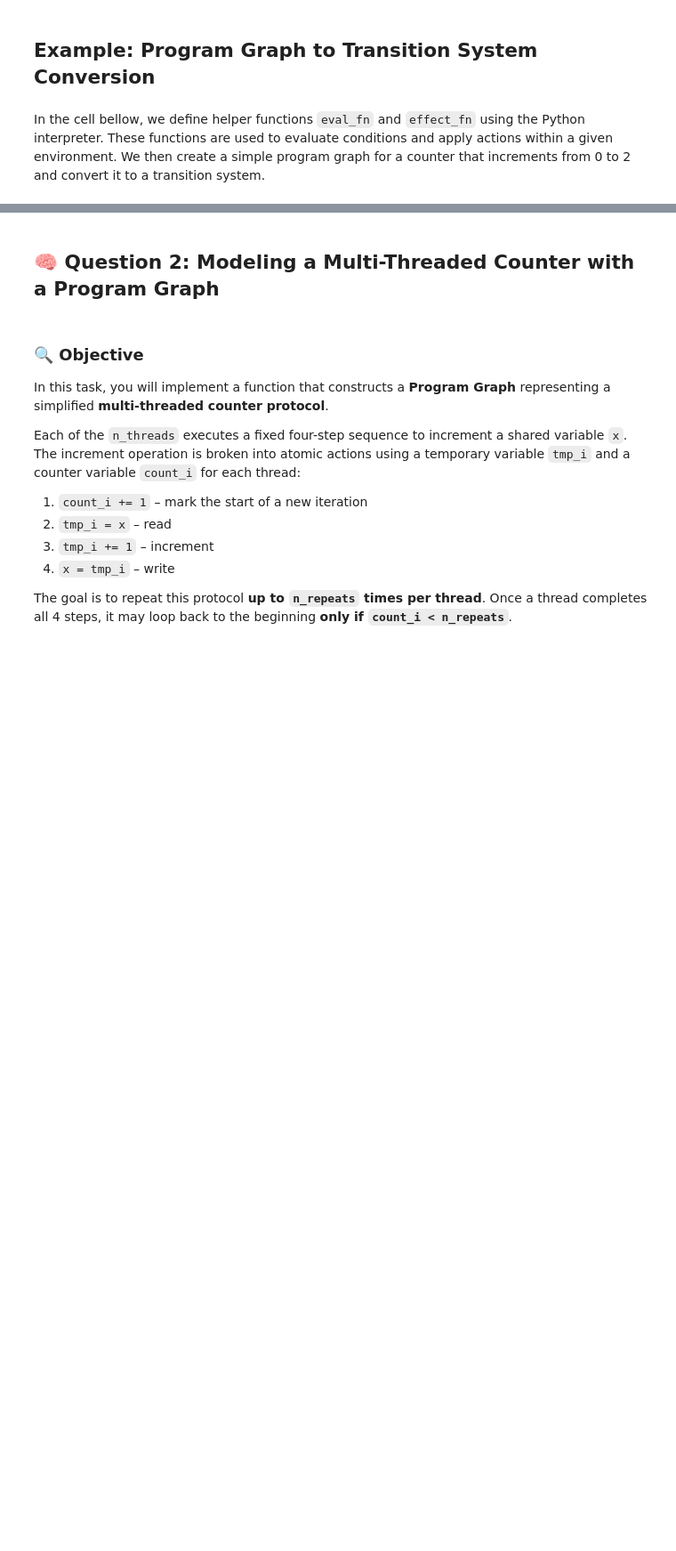
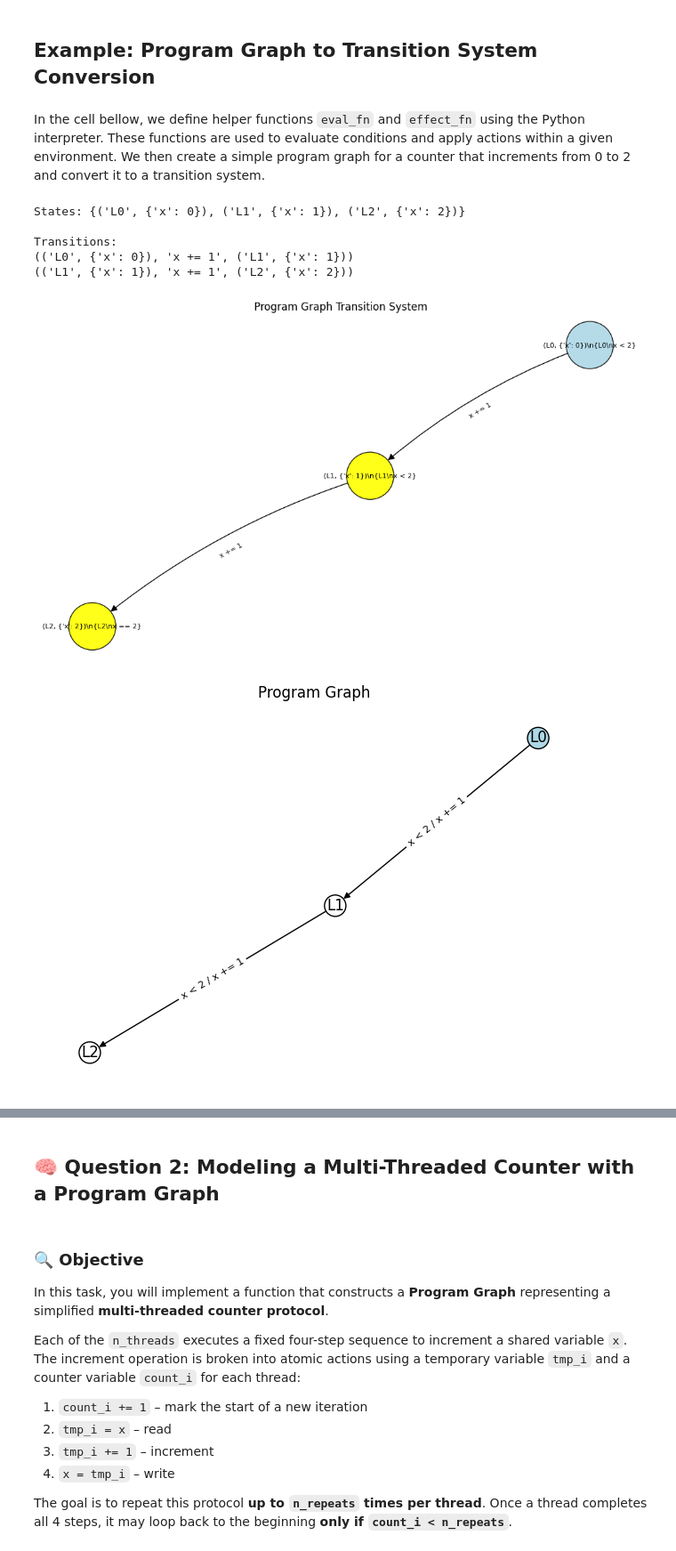
Before and after one commit to a1amit/Formal_Verification_HW2, a Jupyter notebook: HW2.ipynb, the cells around one changed output, grey strips where cells are left out. Shown: that part at 89% size. Drawn from its saved outputs; the diff is of its cells as text; code cells hidden in the pictures; blank space fills up the shorter version.

```diff
--- a/HW2.ipynb
+++ b/HW2.ipynb
@@ -233,32 +704,44 @@ def effect_fn(action, env):
     try:
         exec(action, {}, new_env)
     except:
         pass
     return new_env
 
 # Create a simple program graph for a counter that increments from 0 to 2
 pg = ProgramGraph(
     locations={'L0', 'L1', 'L2'},
     initial_locations={'L0'},
     actions={'x += 1'},
     transitions={
         ('L0', 'x < 2', 'x += 1', 'L1'),
         ('L1', 'x < 2', 'x += 1', 'L2')
     },
     eval_fn=eval_fn,
     effect_fn=effect_fn,
     g0='x == 0'  # Initial condition: x starts at 0
 )
 
 # Convert to transition system
 vars = {'x': {0, 1, 2}}  # Possible values for x
 labels = {'x < 2', 'x == 2'}  # Properties we want to track
 ts = pg.to_transition_system(vars, labels)
 
 # Print the states and transitions
 print("States:", ts.S)
 print("\nTransitions:")
 for transition in ts.Transitions:
     print(transition)
+
+
+ts.plot(title="Program Graph Transition System")
+pg.plot()
+# %% [output]
+States: {('L0', {'x': 0}), ('L1', {'x': 1}), ('L2', {'x': 2})}
+
+Transitions:
+(('L0', {'x': 0}), 'x += 1', ('L1', {'x': 1}))
+(('L1', {'x': 1}), 'x += 1', ('L2', {'x': 2}))
+[figure, added]
+[figure, added]
 # %%
 grader.check("q1")
```
Also changed, not shown: parts of 10 cells of this notebook, 1 other file.
